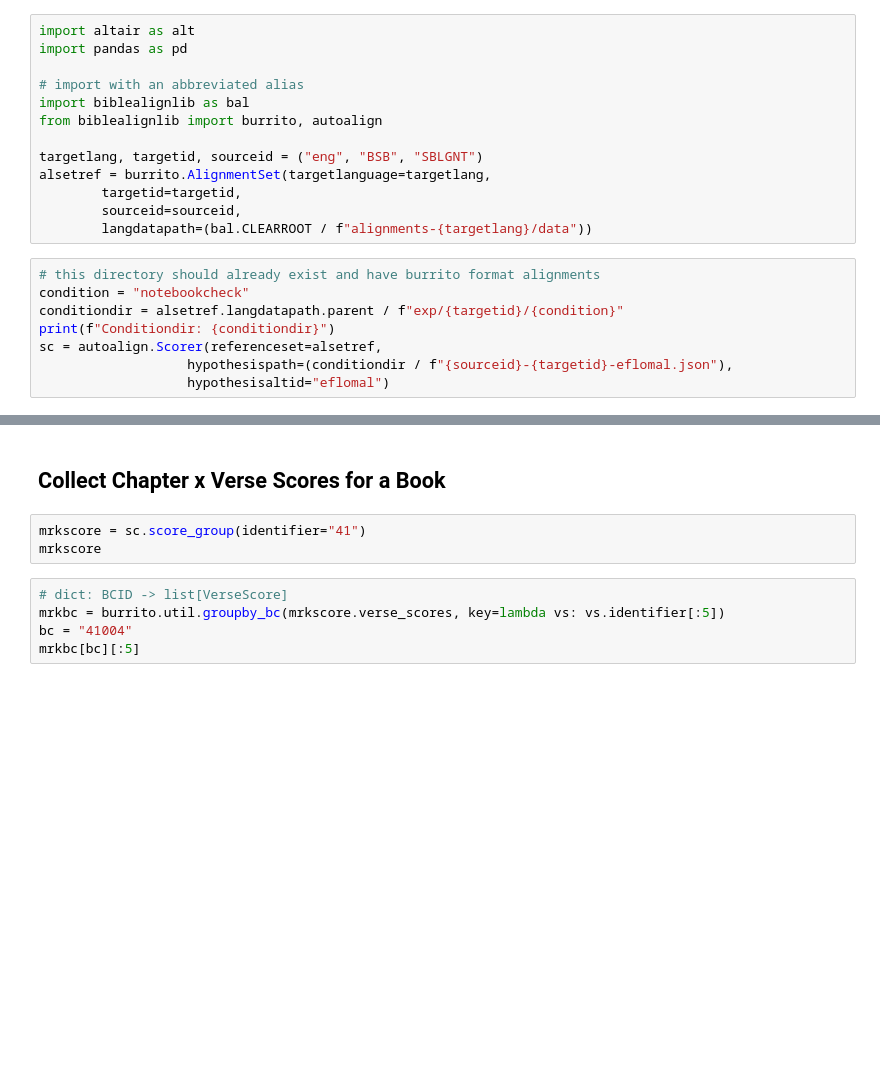
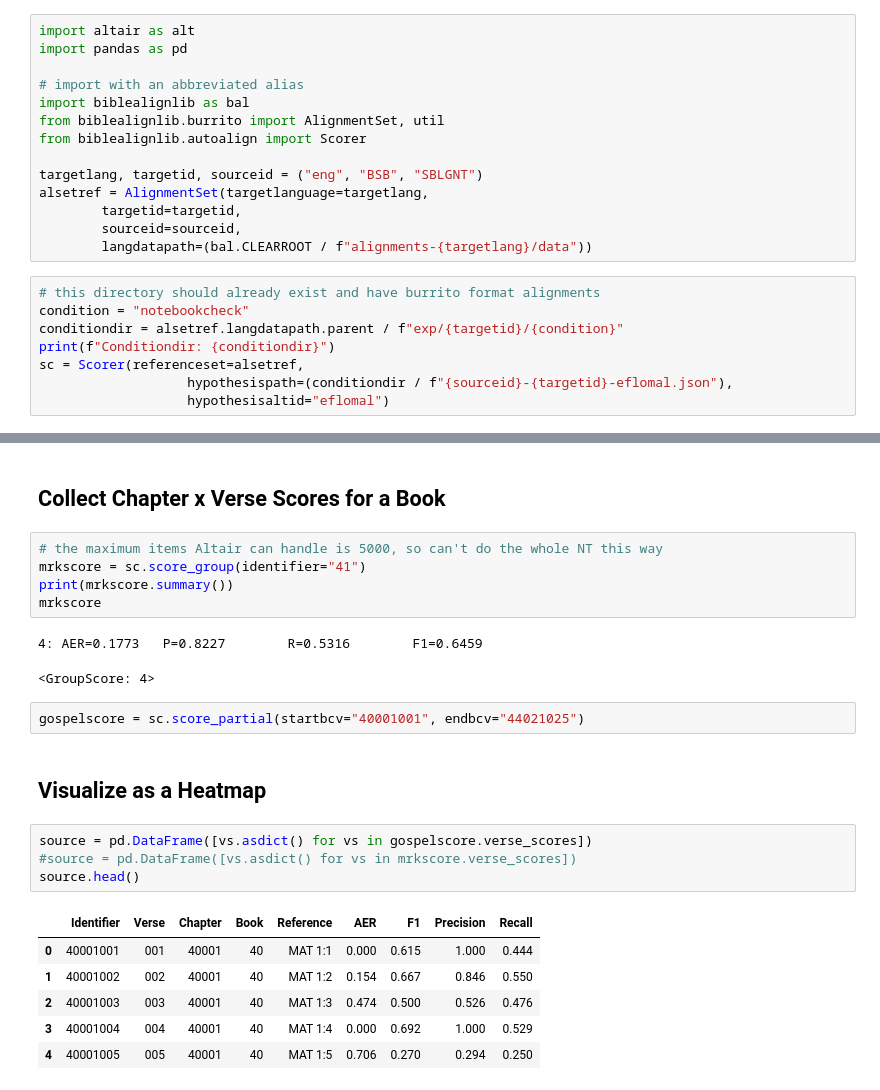
Before and after one commit to Clear-Bible/biblealignlib, a Jupyter notebook: notebooks/36VisualizingScores.ipynb, the cells around one changed output, grey strips where cells are left out. Saved outputs shown, nothing was run; the diff lists cells and outputs as text; blank space fills up the shorter version.

```diff
--- a/notebooks/36VisualizingScores.ipynb
+++ b/notebooks/36VisualizingScores.ipynb
@@ -16,10 +16,11 @@ import pandas as pd
 
 # import with an abbreviated alias
 import biblealignlib as bal
-from biblealignlib import burrito, autoalign
+from biblealignlib.burrito import AlignmentSet, util
+from biblealignlib.autoalign import Scorer
 
 targetlang, targetid, sourceid = ("eng", "BSB", "SBLGNT")
-alsetref = burrito.AlignmentSet(targetlanguage=targetlang,
+alsetref = AlignmentSet(targetlanguage=targetlang,
         targetid=targetid,
         sourceid=sourceid,
         langdatapath=(bal.CLEARROOT / f"alignments-{targetlang}/data"))
@@ -28,7 +29,7 @@ alsetref = burrito.AlignmentSet(targetlanguage=targetlang,
 condition = "notebookcheck"
 conditiondir = alsetref.langdatapath.parent / f"exp/{targetid}/{condition}"
 print(f"Conditiondir: {conditiondir}")
-sc = autoalign.Scorer(referenceset=alsetref,
+sc = Scorer(referenceset=alsetref,
                    hypothesispath=(conditiondir / f"{sourceid}-{targetid}-eflomal.json"),
                    hypothesisaltid="eflomal")
 # %% [output]
@@ -42,11 +53,26 @@ NameError: name 'normalize_strongs' is not defined
 # %% [markdown]
 ## Collect Chapter x Verse Scores for a Book
 # %%
+# the maximum items Altair can handle is 5000, so can't do the whole NT this way
 mrkscore = sc.score_group(identifier="41")
+print(mrkscore.summary())
 mrkscore
+# %% [output]
+4: AER=0.1773   P=0.8227        R=0.5316        F1=0.6459
+<GroupScore: 4>
-# %%
-# dict: BCID -> list[VerseScore]
-mrkbc = burrito.util.groupby_bc(mrkscore.verse_scores, key=lambda vs: vs.identifier[:5])
-bc = "41004"
-mrkbc[bc][:5]
+# %%
+gospelscore = sc.score_partial(startbcv="40001001", endbcv="44021025")
+# %% [markdown]
+## Visualize as a Heatmap
+# %%
+source = pd.DataFrame([vs.asdict() for vs in gospelscore.verse_scores])
+#source = pd.DataFrame([vs.asdict() for vs in mrkscore.verse_scores])
+source.head()
+# %% [output]
+|  | Identifier | Verse | Chapter | Book | Reference | AER | F1 | Precision | Recall |
+| 0 | 40001001 | 001 | 40001 | 40 | MAT 1:1 | 0.000 | 0.615 | 1.000 | 0.444 |
+| 1 | 40001002 | 002 | 40001 | 40 | MAT 1:2 | 0.154 | 0.667 | 0.846 | 0.550 |
+| 2 | 40001003 | 003 | 40001 | 40 | MAT 1:3 | 0.474 | 0.500 | 0.526 | 0.476 |
+| 3 | 40001004 | 004 | 40001 | 40 | MAT 1:4 | 0.000 | 0.692 | 1.000 | 0.529 |
+| 4 | 40001005 | 005 | 40001 | 40 | MAT 1:5 | 0.706 | 0.270 | 0.294 | 0.250 |
 # %%
```
Also changed, not shown: parts of 4 cells of this notebook.
